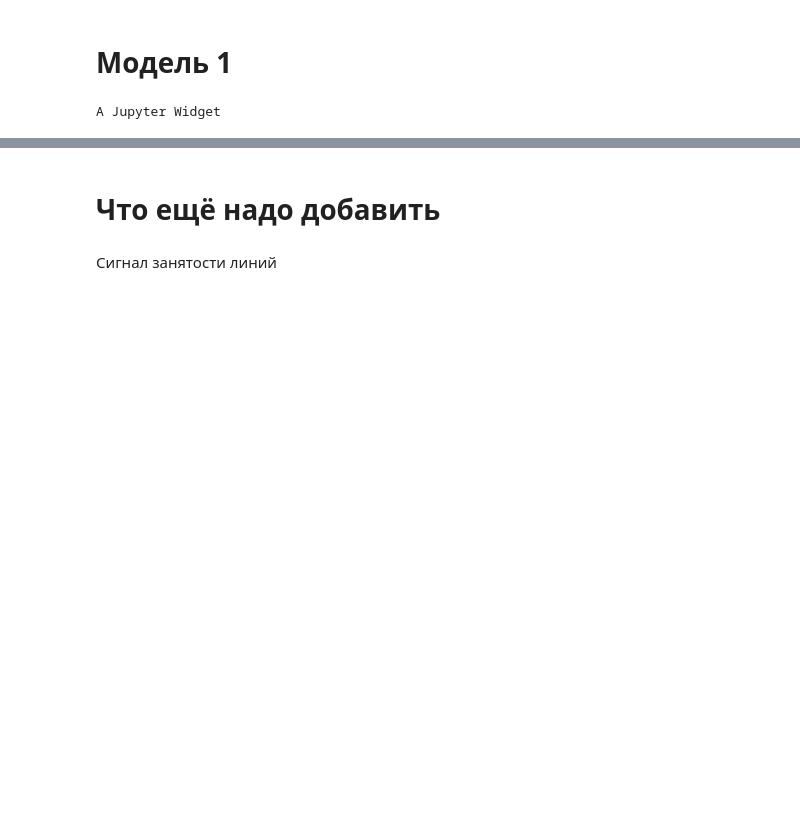
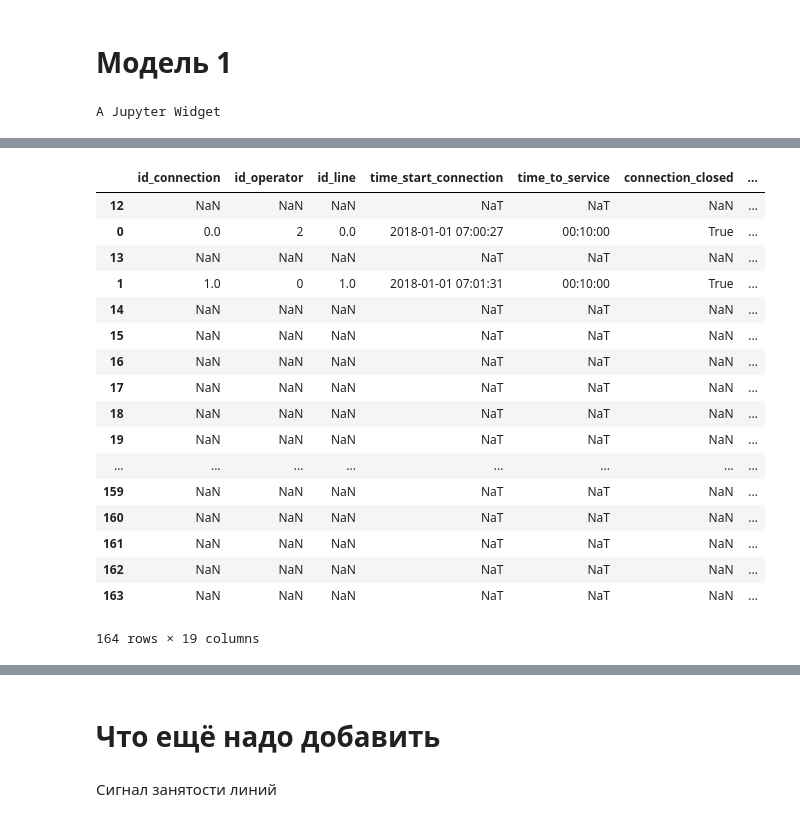
Before and after one commit to SvetaZlobina/SimMod_CourseWork, a Jupyter notebook: Testing model.ipynb, the cells around one changed output, grey strips where cells are left out. Saved outputs shown, nothing was run; the diff lists cells and outputs as text; code cells hidden in the pictures; blank space fills up the shorter version.

```diff
--- a/Testing model.ipynb
+++ b/Testing model.ipynb
@@ -223,10 +234,10 @@ def generate_operators(system, state):
 # %%
 def drop_operators(system, state):
-    for t, ids in state.free_operators.items():
-        operators = system.operators_ds.loc[ids]
-        operators = operators[operators['start_work_time']+system.operators_work_duration<=state.time_cur]
+    for t, ids in state['free_operators'].items():
+        operators = system['operators_ds'].loc[ids]
+        operators = operators[operators['start_work_time']+system['operators_work_duration']<=state['time_cur']]
         for i in operators['id']:
-            state.free_operators[t].remove(i)
+            state['free_operators'][t].remove(i)
 # %%
 def occupy_operators(system, state):
     """
@@ -301,27 +312,31 @@ def run_simulation(system):
     results_frame = msp.TimeFrame()
 
     # tqdm - библиотека для рисования прогрессбаров
-    tqdm = tqdm_notebook(total=(system.time_end-system.time_start).seconds//system.timedelta.seconds)
-    while state.time_cur<system.time_end:
-        step(system, state)
+    tqdm = tqdm_notebook(total=(system['time_end']-system['time_start']).seconds//system['timedelta'].seconds)
+    while state['time_cur']<system['time_end']:
+        try:
+            step(system, state)
+        except Exception as e:
+            print(e)
+            return results_frame, state
         results_frame = results_frame.append(calc_statistic(state))
         to_next_timestep(system, state, tqdm)
     tqdm.close()
 
     return results_frame, state
 # %%
-system = msp.System(time_start=get_datetime(7,0),
-                #time_end=get_datetime(19,0),
-                time_end=get_datetime(8,0),
-                timedelta = datetime.timedelta(seconds=1),
-                n_lines = 50,  # кол-во линий связи
-                calls_stat=calls_stat_ds,  # частоты звонков
-                time_to_serve=120,  # seconds # временная константа. время обслуживания каждого клиента
-                client_types = ['regular', 'silver', 'gold'],  # типы клиентов. затем добавятся silver и gold
-                operators_ds=operators_ds,
-                operators_work_duration = datetime.timedelta(hours=8),
-                n_lines_vip = 5
-                )
+system =  {'time_start': get_datetime(7,0),
+            #'time_end': get_datetime(19,0),
+            'time_end': get_datetime(8,0),
+            'timedelta': datetime.timedelta(seconds=1),
+            'n_lines': 50,  # кол-во линий связи
+            'calls_stat': calls_stat_ds,  # частоты звонков
+            'time_to_serve': 120,  # seconds # временная константа. время обслуживания каждого клиента
+            'client_types': ['regular', 'silver', 'gold'],  # типы клиентов. затем добавятся silver и gold
+            'operators_ds': operators_ds,
+            'operators_work_duration': datetime.timedelta(hours=8),
+            'n_lines_vip': 5
+         }
 # %%
 results, state_final = run_simulation(system)
 # %% [output]
@@ -332,4 +358,23 @@ ds.head()
 # %%
-ds
+ds.sort_values('time_start_call')
+# %% [output]
+|  | id_connection | id_operator | id_line | time_start_connection | time_to_service | connection_closed | ... |
+| 12 | NaN | NaN | NaN | NaT | NaT | NaN | ... |
+| 0 | 0.0 | 2 | 0.0 | 2018-01-01 07:00:27 | 00:10:00 | True | ... |
+| 13 | NaN | NaN | NaN | NaT | NaT | NaN | ... |
+| 1 | 1.0 | 0 | 1.0 | 2018-01-01 07:01:31 | 00:10:00 | True | ... |
+| 14 | NaN | NaN | NaN | NaT | NaT | NaN | ... |
+| 15 | NaN | NaN | NaN | NaT | NaT | NaN | ... |
+| 16 | NaN | NaN | NaN | NaT | NaT | NaN | ... |
+| 17 | NaN | NaN | NaN | NaT | NaT | NaN | ... |
+| 18 | NaN | NaN | NaN | NaT | NaT | NaN | ... |
+| 19 | NaN | NaN | NaN | NaT | NaT | NaN | ... |
+| ... | ... | ... | ... | ... | ... | ... | ... |
+| 159 | NaN | NaN | NaN | NaT | NaT | NaN | ... |
+| 160 | NaN | NaN | NaN | NaT | NaT | NaN | ... |
+| 161 | NaN | NaN | NaN | NaT | NaT | NaN | ... |
+| 162 | NaN | NaN | NaN | NaT | NaT | NaN | ... |
+| 163 | NaN | NaN | NaN | NaT | NaT | NaN | ... |
+164 rows × 19 columns
 # %%
 ds['type_operator'].value_counts()
```
Also changed, not shown: parts of 20 cells of this notebook, 2 other files.
